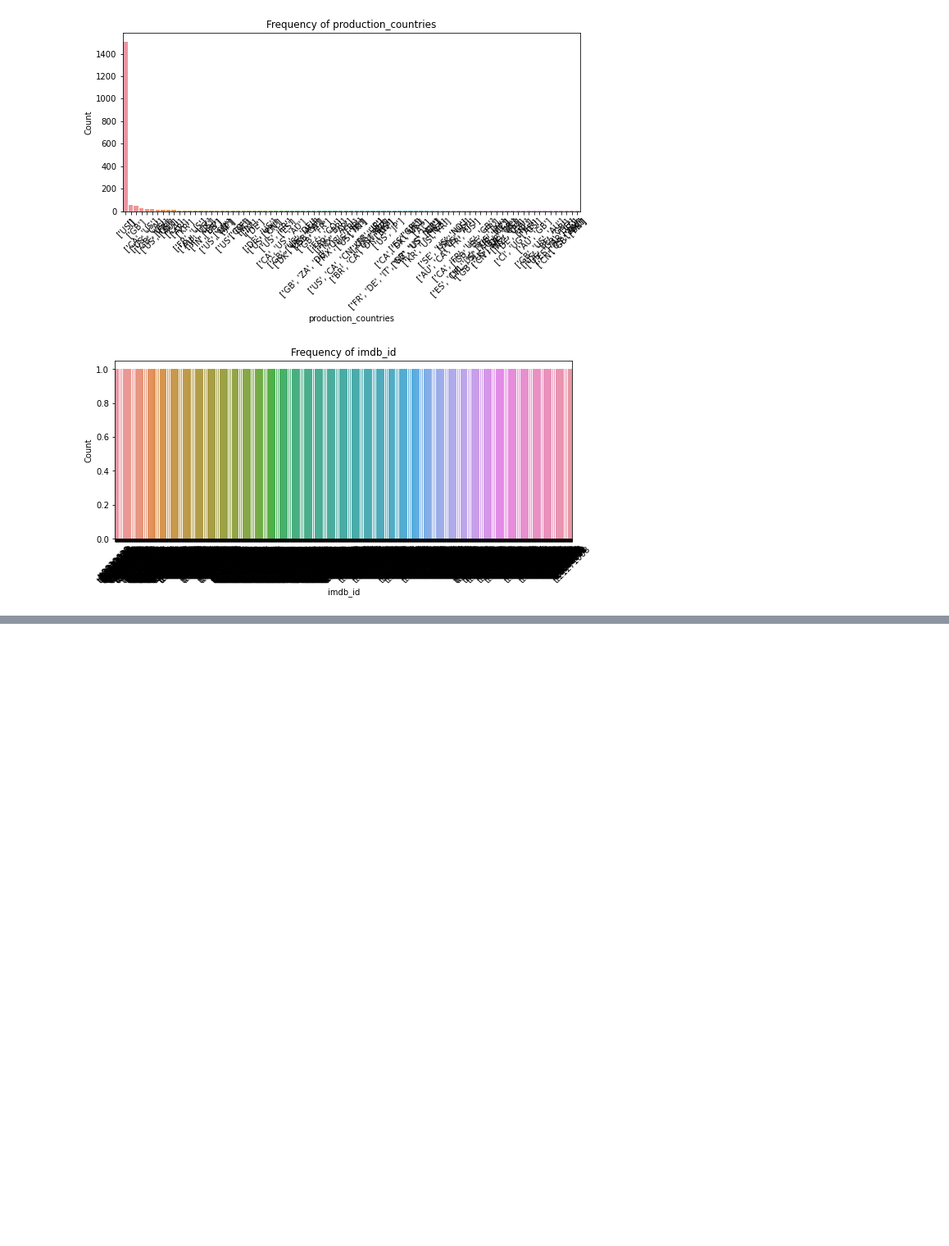
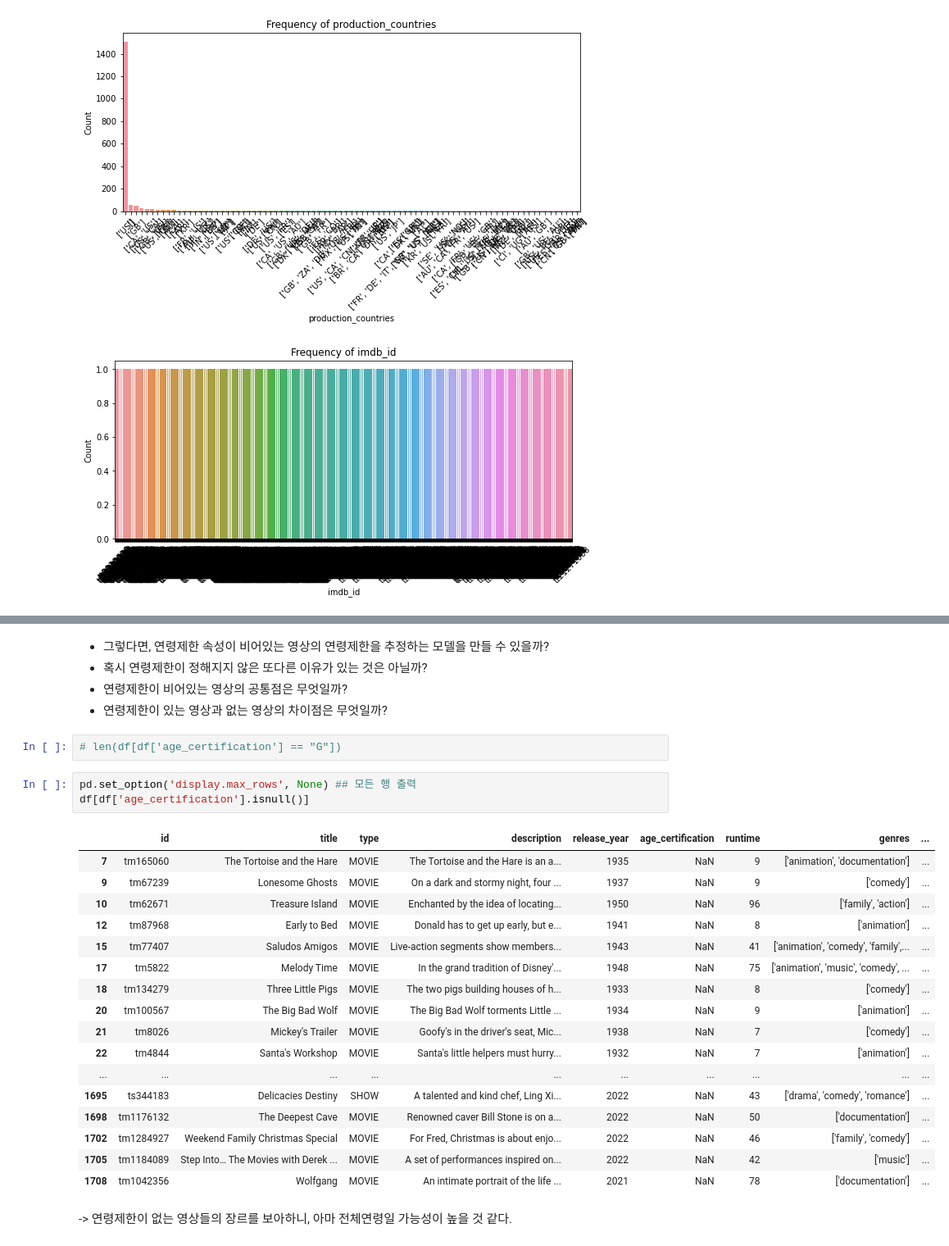
Before and after one commit to SoulTree-Lovers/DataScienceProject, a Jupyter notebook: SM/Disney_plus_EDA.ipynb, the cells around one changed output, grey strips where cells are left out. Shown at 82% size. Drawn from its saved outputs; the diff is of its cells as text; blank space fills up the shorter version.

```diff
--- a/SM/Disney_plus_EDA.ipynb
+++ b/SM/Disney_plus_EDA.ipynb
@@ -191,0 +264,30 @@ for column in categorical_columns:
+# %% [markdown]
+- 그렇다면, 연령제한 속성이 비어있는 영상의 연령제한을 추정하는 모델을 만들 수 있을까?
+- 혹시 연령제한이 정해지지 않은 또다른 이유가 있는 것은 아닐까?
+- 연령제한이 비어있는 영상의 공통점은 무엇일까?
+- 연령제한이 있는 영상과 없는 영상의 차이점은 무엇일까?
+# %%
+# len(df[df['age_certification'] == "G"])
+# %%
+pd.set_option('display.max_rows', None) ## 모든 행 출력
+df[df['age_certification'].isnull()]
+# %% [output]
+|  | id | title | type | description | release_year | age_certification | runtime | genres | ... |
+| 7 | tm165060 | The Tortoise and the Hare | MOVIE | The Tortoise and the Hare is an a... | 1935 | NaN | 9 | ['animation', 'documentation'] | ... |
+| 9 | tm67239 | Lonesome Ghosts | MOVIE | On a dark and stormy night, four ... | 1937 | NaN | 9 | ['comedy'] | ... |
+| 10 | tm62671 | Treasure Island | MOVIE | Enchanted by the idea of locating... | 1950 | NaN | 96 | ['family', 'action'] | ... |
+| 12 | tm87968 | Early to Bed | MOVIE | Donald has to get up early, but e... | 1941 | NaN | 8 | ['animation'] | ... |
+| 15 | tm77407 | Saludos Amigos | MOVIE | Live-action segments show members... | 1943 | NaN | 41 | ['animation', 'comedy', 'family',... | ... |
+| 17 | tm5822 | Melody Time | MOVIE | In the grand tradition of Disney'... | 1948 | NaN | 75 | ['animation', 'music', 'comedy', ... | ... |
+| 18 | tm134279 | Three Little Pigs | MOVIE | The two pigs building houses of h... | 1933 | NaN | 8 | ['comedy'] | ... |
+| 20 | tm100567 | The Big Bad Wolf | MOVIE | The Big Bad Wolf torments Little ... | 1934 | NaN | 9 | ['animation'] | ... |
+| 21 | tm8026 | Mickey's Trailer | MOVIE | Goofy's in the driver's seat, Mic... | 1938 | NaN | 7 | ['comedy'] | ... |
+| 22 | tm4844 | Santa's Workshop | MOVIE | Santa's little helpers must hurry... | 1932 | NaN | 7 | ['animation'] | ... |
+| ... | ... | ... | ... | ... | ... | ... | ... | ... | ... |
+| 1695 | ts344183 | Delicacies Destiny | SHOW | A talented and kind chef, Ling Xi... | 2022 | NaN | 43 | ['drama', 'comedy', 'romance'] | ... |
+| 1698 | tm1176132 | The Deepest Cave | MOVIE | Renowned caver Bill Stone is on a... | 2022 | NaN | 50 | ['documentation'] | ... |
+| 1702 | tm1284927 | Weekend Family Christmas Special | MOVIE | For Fred, Christmas is about enjo... | 2022 | NaN | 46 | ['family', 'comedy'] | ... |
+| 1705 | tm1184089 | Step Into… The Movies with Derek ... | MOVIE | A set of performances inspired on... | 2022 | NaN | 42 | ['music'] | ... |
+| 1708 | tm1042356 | Wolfgang | MOVIE | An intimate portrait of the life ... | 2021 | NaN | 78 | ['documentation'] | ... |
+# %% [markdown]
+-> 연령제한이 없는 영상들의 장르를 보아하니, 아마 전체연령일 가능성이 높을 것 같다.
```
Also changed, not shown: parts of 5 cells of this notebook, 3 other files.
